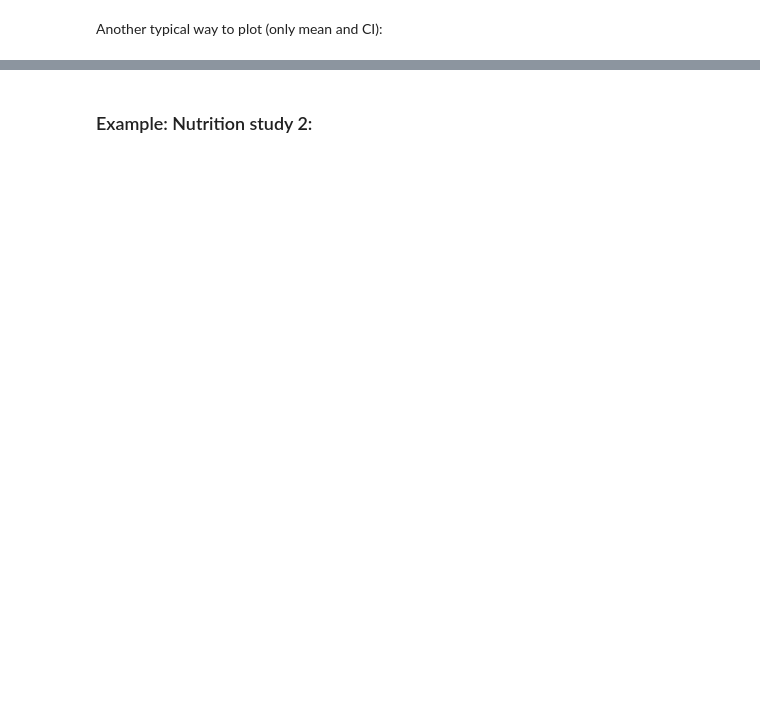
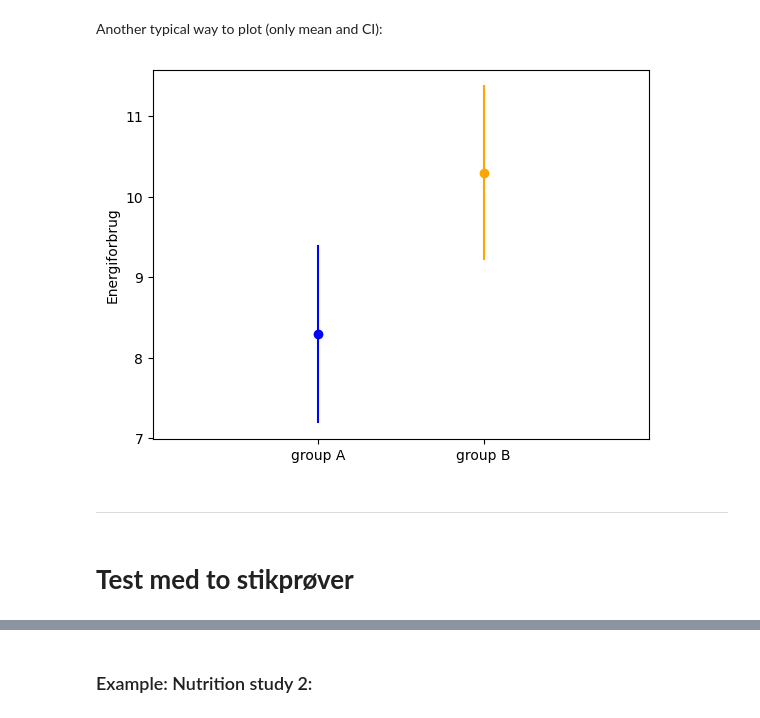
Before and after one commit to Visnuk2507/Statistics-course, a Jupyter notebook: Analysis of two samples/Week6_python.ipynb, the cells around one changed output, grey strips where cells are left out. Saved outputs shown, nothing was run; the diff lists cells and outputs as text; code cells hidden in the pictures; blank space fills up the shorter version.

```diff
--- a/Analysis of two samples/Week6_python.ipynb
+++ b/Analysis of two samples/Week6_python.ipynb
@@ -79,9 +105,16 @@ Another typical way to plot (only mean and CI):
 # %%
 plt.plot([1], mean_A, 'o', color="blue")
 plt.plot([2], mean_B, 'o', color="orange")
 plt.plot([1,1], CI_A, linestyle='-', color="blue")
 plt.plot([2,2], CI_B, linestyle='-', color="orange")
 plt.xlim([0,3])
 plt.xticks([1,2], ["group A", "group B"])
+plt.ylabel('Energiforbrug')
 
 plt.show()
+# %% [output]
+[figure, added]
+# %% [markdown]
+---
+# %% [markdown]
+# **Test med to stikprøver**
```
Also changed, not shown: parts of 66 cells of this notebook, 2 other files.
